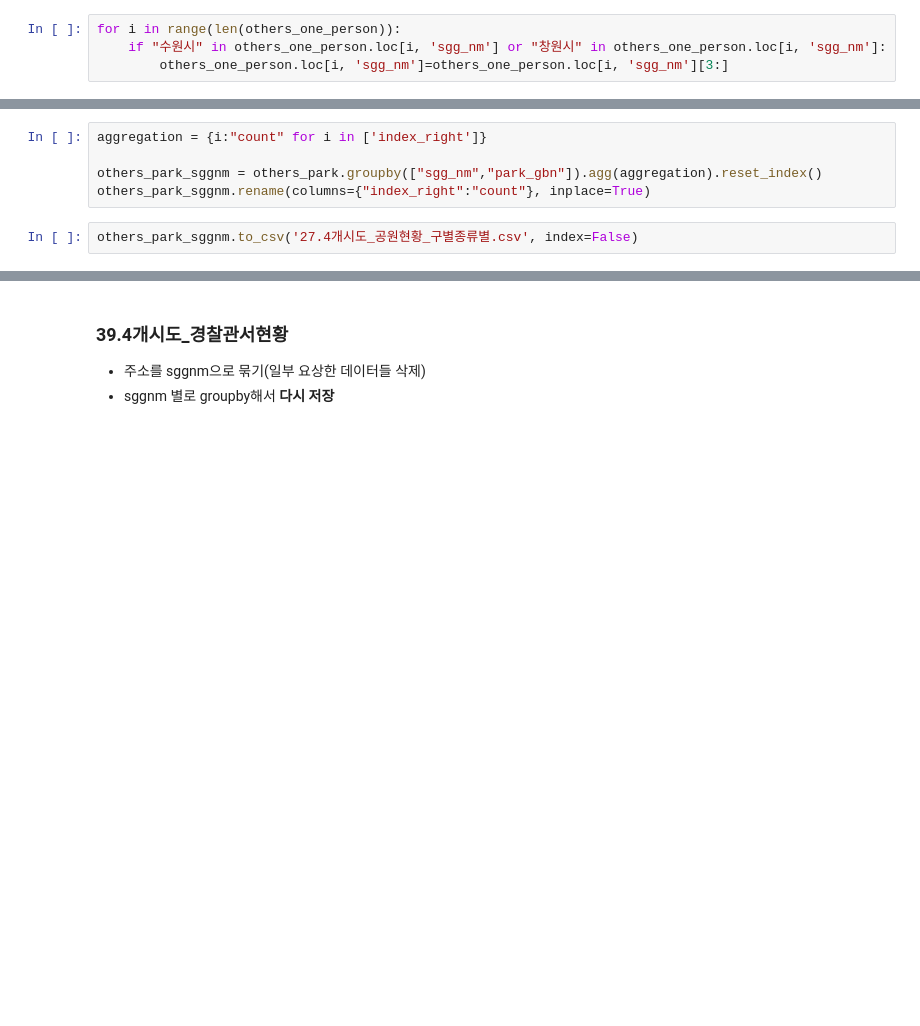
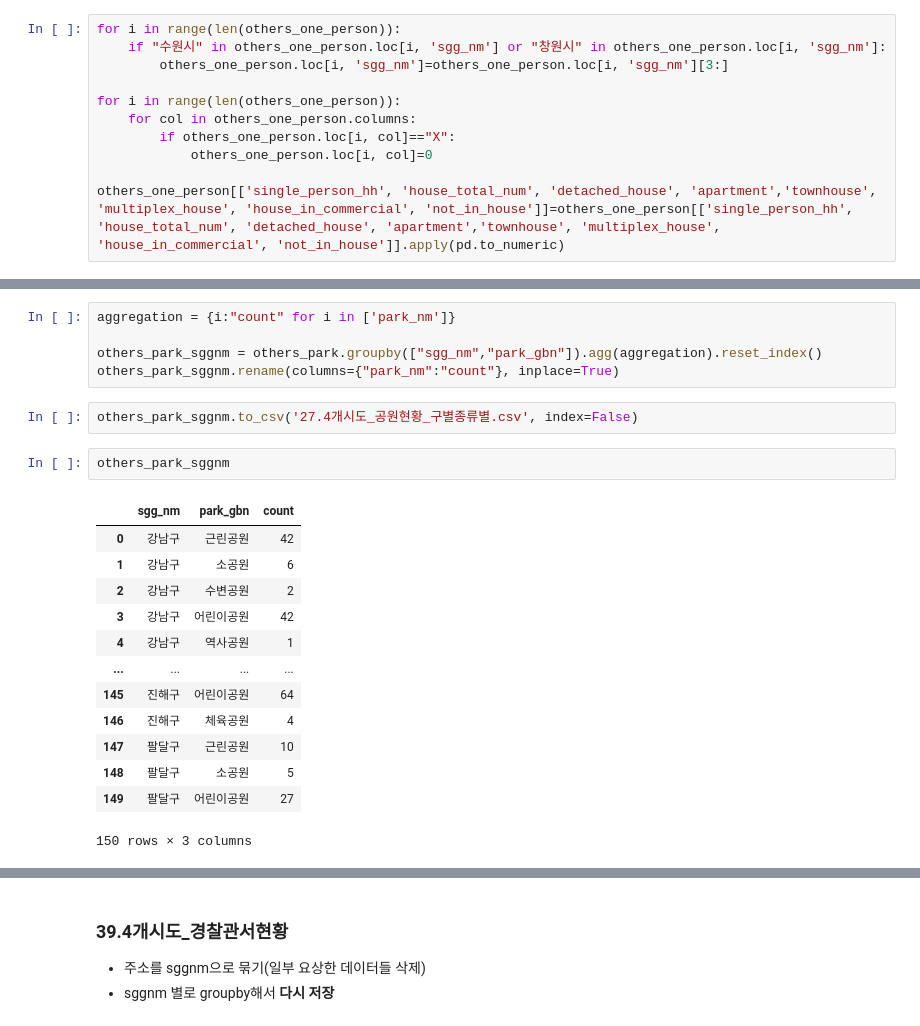
Before and after one commit to yxbxn/COMPAS2021-Suwon, a Jupyter notebook: EDA/전처리/전처리_나연.ipynb, the cells around one changed output, grey strips where cells are left out. Saved outputs shown, nothing was run; the diff lists cells and outputs as text; blank space fills up the shorter version.

```diff
--- a/EDA/전처리/전처리_나연.ipynb
+++ b/EDA/전처리/전처리_나연.ipynb
@@ -168,6 +177,13 @@ others_convenience = gpd.read_file('42.4개시도_편의점현황.geojson')
 for i in range(len(others_one_person)):
     if "수원시" in others_one_person.loc[i, 'sgg_nm'] or "창원시" in others_one_person.loc[i, 'sgg_nm']:
         others_one_person.loc[i, 'sgg_nm']=others_one_person.loc[i, 'sgg_nm'][3:]
+
+for i in range(len(others_one_person)):
+    for col in others_one_person.columns:
+        if others_one_person.loc[i, col]=="X":
+            others_one_person.loc[i, col]=0
+
+others_one_person[['single_person_hh', 'house_total_num', 'detached_house', 'apartment','townhouse', 'multiplex_house', 'house_in_commercial', 'not_in_house']]=others_one_person[['single_person_hh', 'house_total_num', 'detached_house', 'apartment','townhouse', 'multiplex_house', 'house_in_commercial', 'not_in_house']].apply(pd.to_numeric)
 # %%
 others_one_person.to_csv('33.4개시도_1인가구수.csv', index=False)
 # %% [markdown]
@@ -326,9 +346,25 @@ others_park = gpd.sjoin(SIG_4, others_park, how='left', op="intersects")
 # %%
 others_park.to_csv('27.4개시도_공원현황.csv', index=False)
 # %%
-aggregation = {i:"count" for i in ['index_right']}
+aggregation = {i:"count" for i in ['park_nm']}
 
 others_park_sggnm = others_park.groupby(["sgg_nm","park_gbn"]).agg(aggregation).reset_index()
-others_park_sggnm.rename(columns={"index_right":"count"}, inplace=True)
+others_park_sggnm.rename(columns={"park_nm":"count"}, inplace=True)
 # %%
 others_park_sggnm.to_csv('27.4개시도_공원현황_구별종류별.csv', index=False)
+# %%
+others_park_sggnm
+# %% [output]
+|  | sgg_nm | park_gbn | count |
+| 0 | 강남구 | 근린공원 | 42 |
+| 1 | 강남구 | 소공원 | 6 |
+| 2 | 강남구 | 수변공원 | 2 |
+| 3 | 강남구 | 어린이공원 | 42 |
+| 4 | 강남구 | 역사공원 | 1 |
+| ... | ... | ... | ... |
+| 145 | 진해구 | 어린이공원 | 64 |
+| 146 | 진해구 | 체육공원 | 4 |
+| 147 | 팔달구 | 근린공원 | 10 |
+| 148 | 팔달구 | 소공원 | 5 |
+| 149 | 팔달구 | 어린이공원 | 27 |
+150 rows × 3 columns
```
Also changed, not shown: parts of 16 cells of this notebook, 1 other file.
